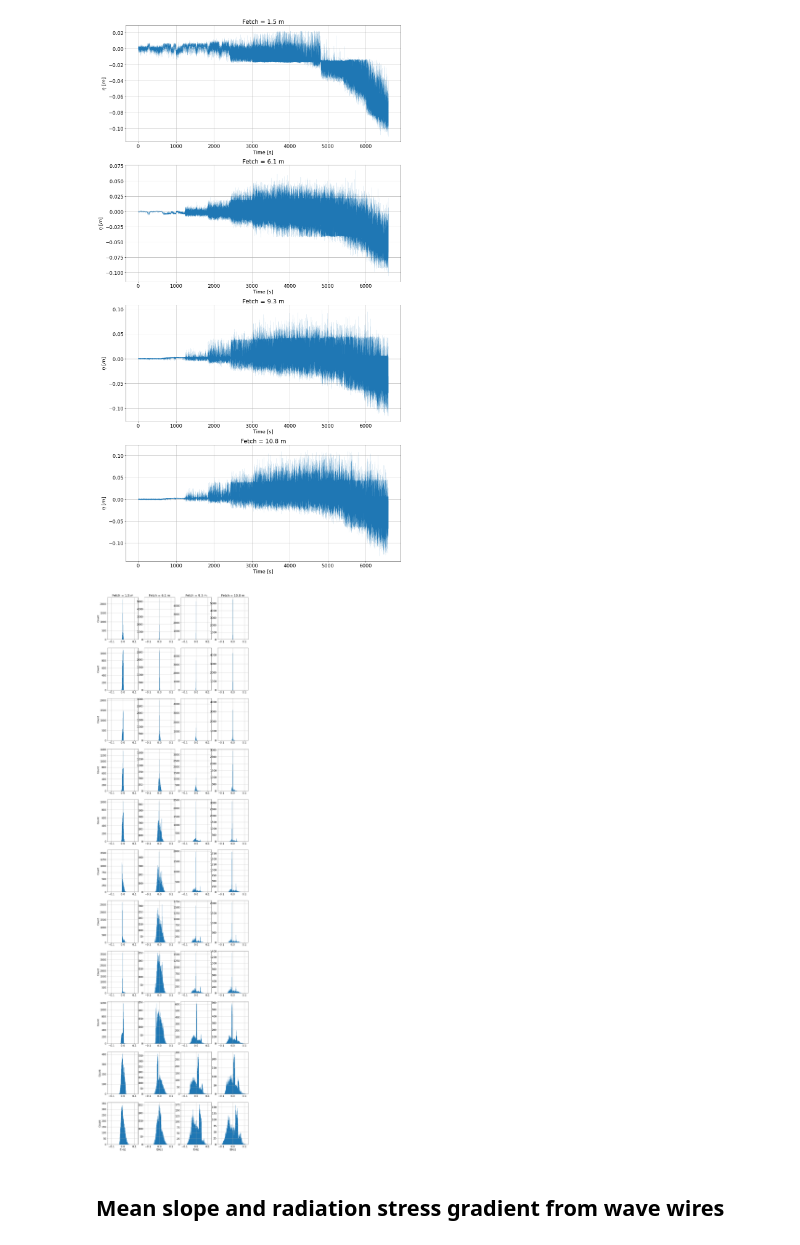
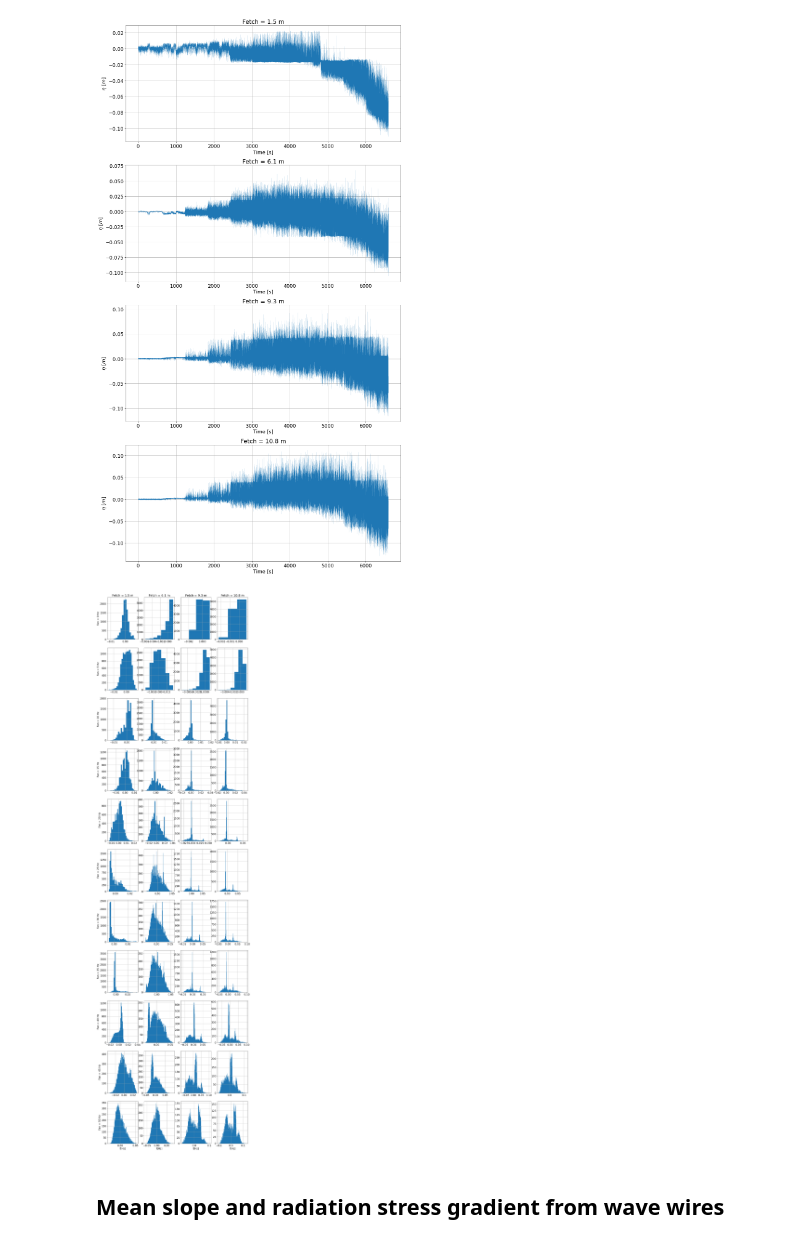
Before and after one commit to sustain-lab/sustain-drag-2020, a Jupyter notebook: momentum_budget_20201106.ipynb, the cells around one changed output. Saved outputs shown, nothing was run; the diff lists cells and outputs as text; code cells hidden in the pictures.

Commit message:
small fix to histogram plots

```diff
--- a/momentum_budget_20201106.ipynb
+++ b/momentum_budget_20201106.ipynb
@@ -278,19 +278,19 @@ for i in range(num_wires):
 # %%
 fig = plt.figure(figsize=(16, 64))
 for n in range(num_runs):
     t0 = n * run_seconds + offset
     t1 = t0 + run_seconds - offset
     mask = (ds.time >= t0) & (ds.time <= t1)
     for i in range(num_wires):
         ax = plt.subplot2grid((num_runs, num_wires), (n, i))
         e = detrend(ds.eta_w[i,mask])
-        plt.hist(e, np.arange(-0.12, 0.121, 0.001))
+        plt.hist(e, np.arange(np.min(e), np.max(e), 1e-3))
         if n == 0: ax.set_title('Fetch = %.1f m' % ds.fetch_w[i])
-        if i == 0: ax.set_ylabel('Count')
+        if i == 0: ax.set_ylabel('Fan = %i Hz' % fan[n])
         ax.grid()
         if n == num_runs - 1: ax.set_xlabel('f[Hz]')
 # %% [output]
-[figure, old version]
+[figure, new version]
 # %% [markdown]
 ## Mean slope and radiation stress gradient from wave wires
 # %%
```
Also changed, not shown: parts of 1 cell of this notebook.
